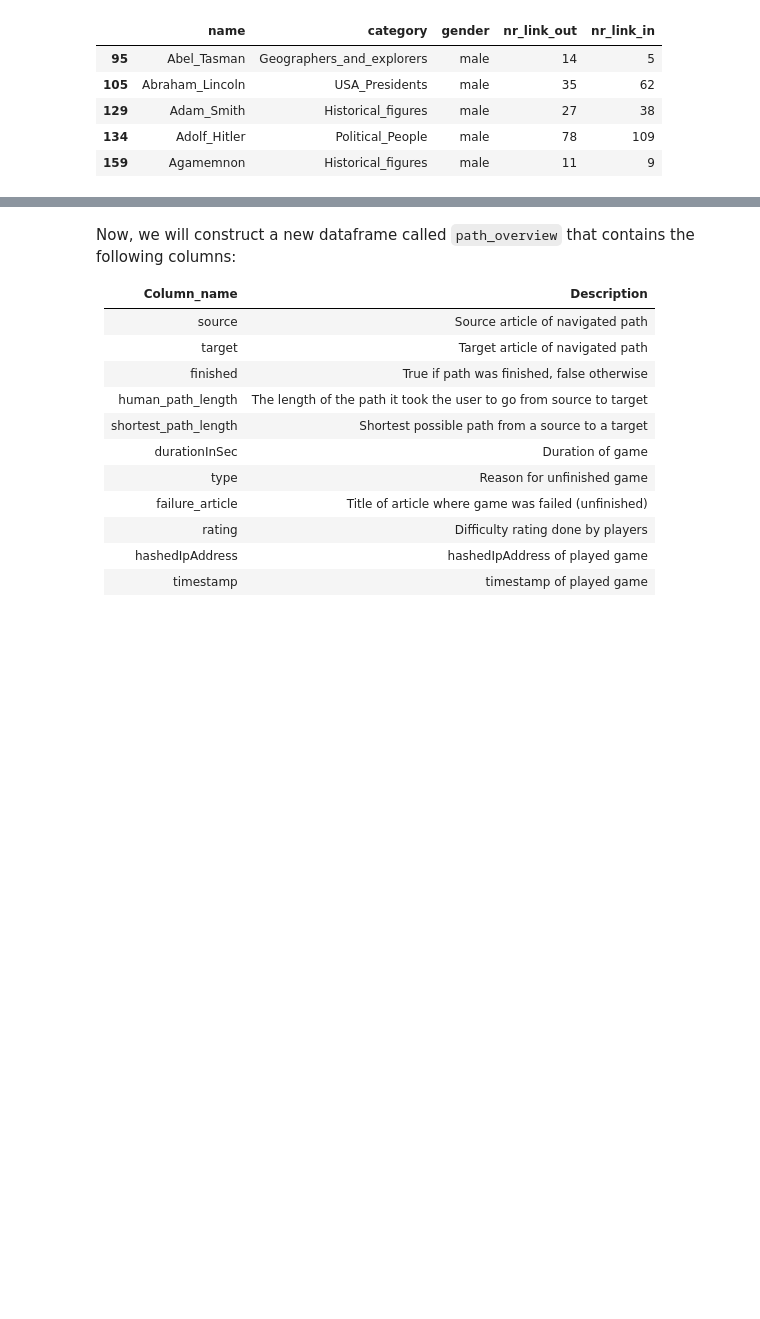
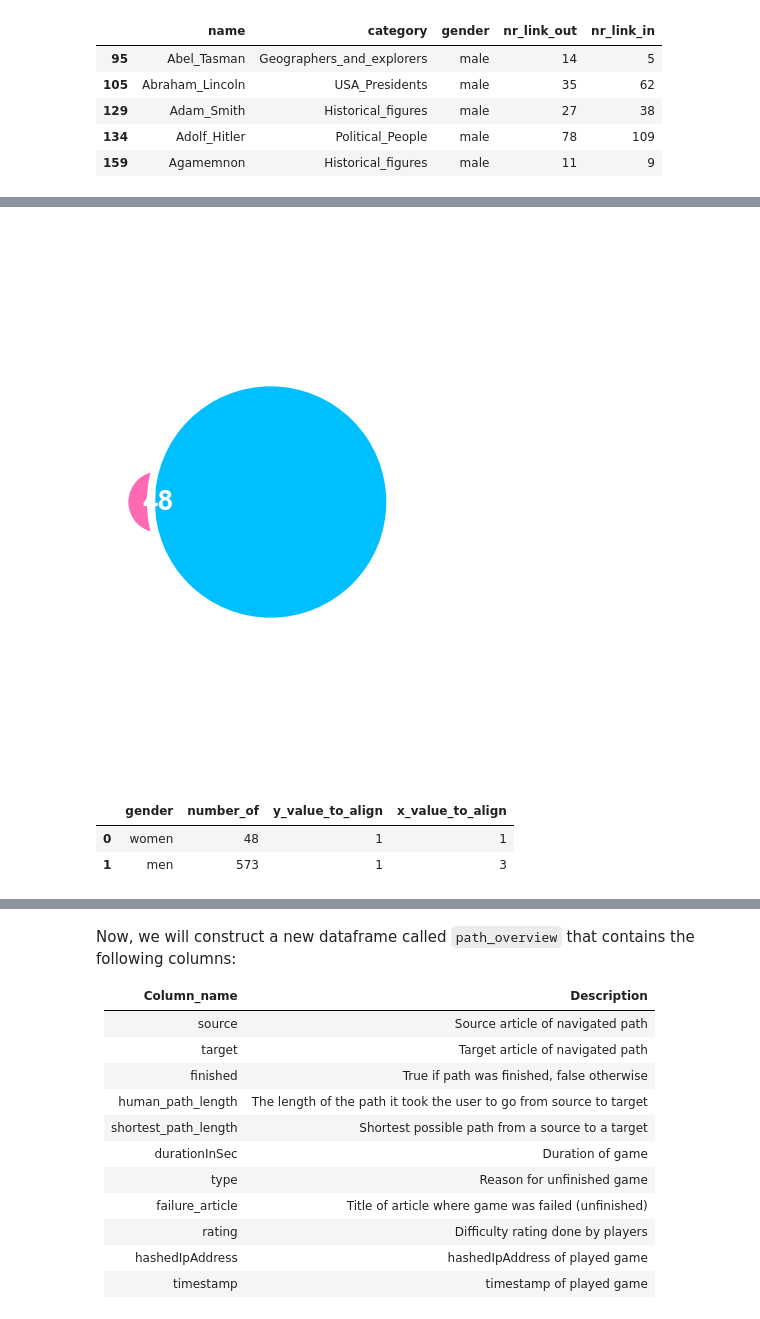
Before and after one commit to epfl-ada/ada-2022-project-metadata, a Jupyter notebook: project.ipynb, the cells around one changed output, grey strips where cells are left out. Cells and saved outputs as stored; diff of their text form; code cells hidden in the pictures; blank space fills up the shorter version.

```diff
--- a/project.ipynb
+++ b/project.ipynb
@@ -125,0 +222,31 @@ plt.show()
+# %%
+nr_of_men = sum(men_people)
+nr_of_women = sum(women_people)
+
+nr_men_women = pd.DataFrame({'gender': ['women', 'men'],'number_of': [nr_of_women, nr_of_men], 'y_value_to_align': [1,1], 'x_value_to_align': [1,3]})
+nr_men_women
+
+plt.rcParams['figure.figsize'] = [10, 10]
+b = sns.scatterplot(data=nr_men_women, x="x_value_to_align", y="y_value_to_align", size="number_of", hue='gender', palette = ['hotpink', 'deepskyblue'], legend=False, sizes=(nr_of_women*100, nr_of_men*100))
+
+wfont = {'fontname' : 'Arial',
+         'weight' : 'bold',
+        'size'   : 28,
+        'color' : 'white'}
+mfont = {'fontname' : 'Arial',
+         'weight' : 'bold',
+        'size'   : 40,
+        'color' : 'white'}
+b.set_frame_on(False)
+plt.text(0.7, 0.9983, nr_of_women, **wfont)
+plt.text(5.4, 0.9982, nr_of_men, **mfont)
+plt.xlim([0, 10])
+plt.axis('off')
+plt.show()
+
+nr_men_women
+# %% [output]
+[figure, added]
+|  | gender | number_of | y_value_to_align | x_value_to_align |
+| 0 | women | 48 | 1 | 1 |
+| 1 | men | 573 | 1 | 3 |
```
Also changed, not shown: parts of 15 cells of this notebook.
